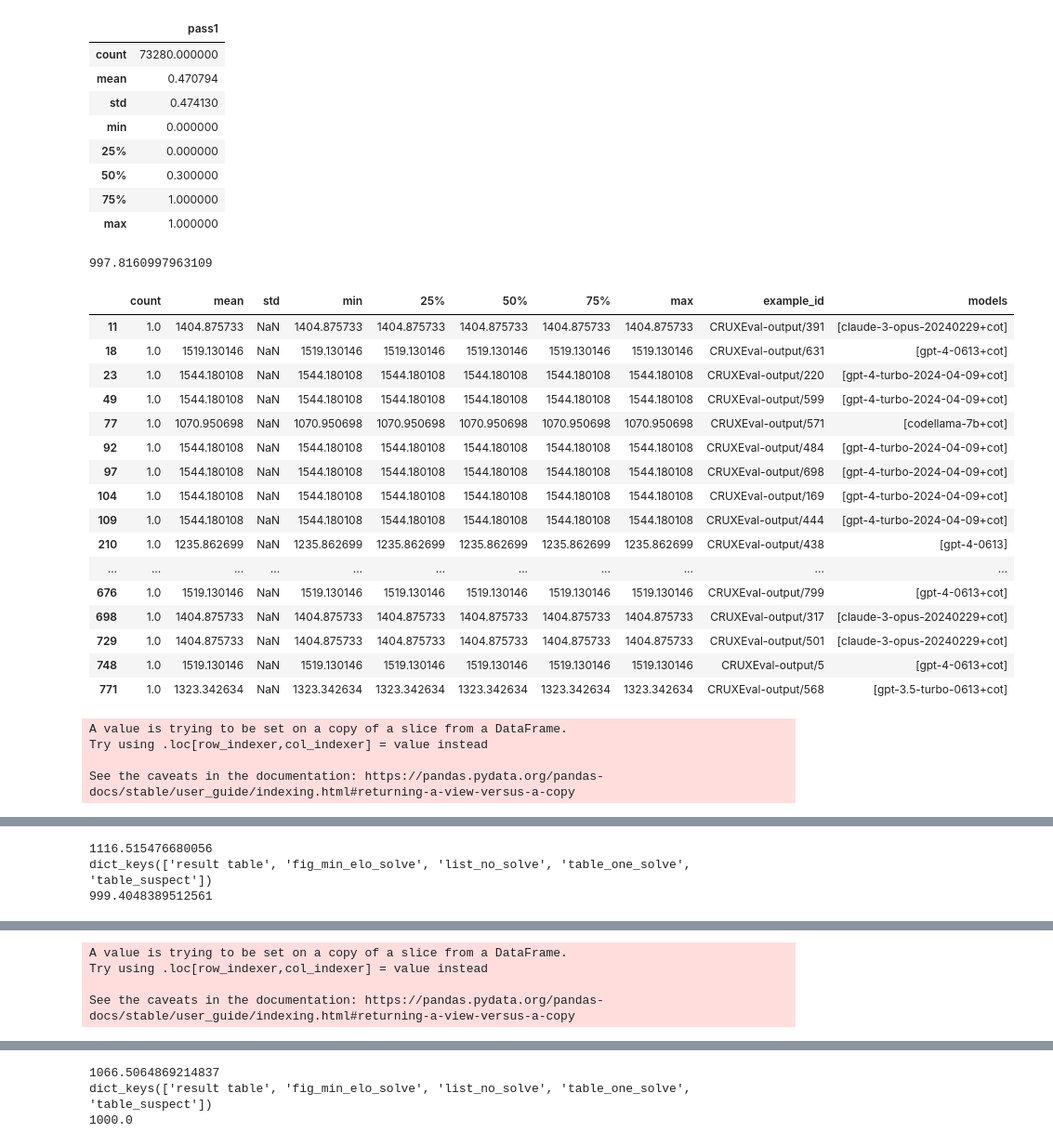
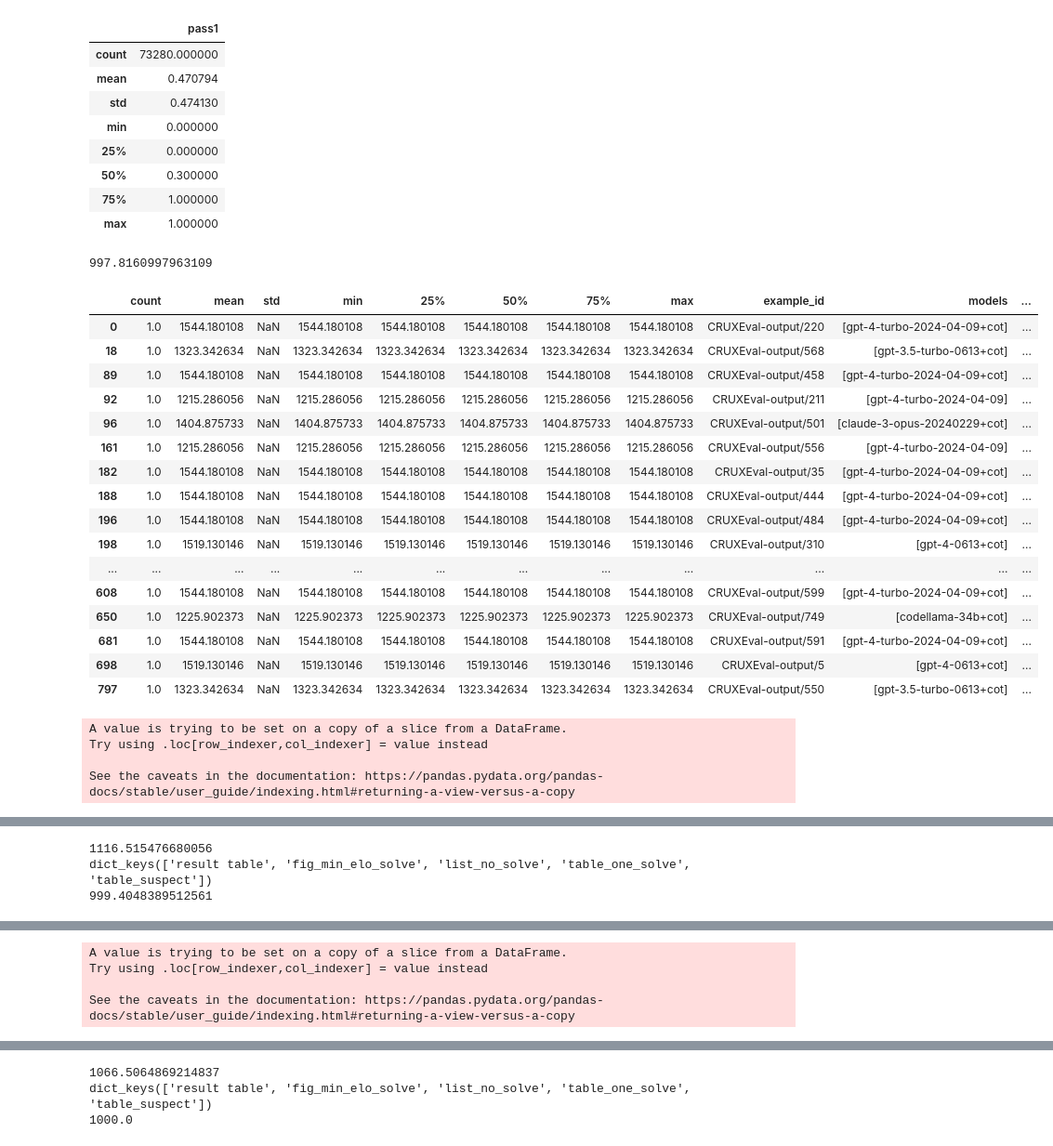
Before and after one commit to crux-eval/eval-arena, a Jupyter notebook: leaderboard.ipynb, the cells around one changed output, grey strips where cells are left out. Shown at 93% size. Drawn from its saved outputs; the diff is of its cells as text; code cells hidden in the pictures.

Commit message:
link examples

```diff
--- a/leaderboard.ipynb
+++ b/leaderboard.ipynb
@@ -10,6 +10,18 @@ import math
 import os
 from report_agg import result_table, pass1_to_battle
 # %%
+def get_anchor(benchmark_id: str, example_id: str):
+    # supporting {'humaneval+', 'CRUXEval-input', 'mbpp+', 'CRUXEval-output'}
+    def get_link():
+        if benchmark_id in ['humaneval', 'humaneval+', 'mbpp', 'mbpp+']:
+            dir, id = example_id.split('/') # expecting HumanEval/93 and Mbpp/622 etc.
+            return f'https://crux-eval.github.io/eval-arena/evalplus/{dir}/{id}.html'
+        elif benchmark_id in ['CRUXEval-input', 'CRUXEval-output']:
+            id = example_id.replace(benchmark_id + '/', '')
+            return f'https://crux-eval.github.io/demo.html?id={int(id) + 1}'
+    return f'<a href="{get_link()}">{example_id}</a>'
+
+
 def gen_example_table(result, all_stats):
     records = []
     ids = set(result['example_id'])
@@ -28,12 +40,11 @@ def gen_example_table(result, all_stats):
         r = model_elos.describe().to_dict()
         r['example_id'] = current_id
         r['models'] = ex[ex['correct'] == 1]['model'].to_numpy()
+        r['acc'] = len(ex[ex['correct'] == 1]) / len(ex)
         records.append(r)
 
     return pd.DataFrame(records)
 # %%
-
-
 
 def get_example_level_results(benchmark_id):
     result = eval_results[eval_results['benchmark_id'] == benchmark_id]
@@ -42,26 +53,29 @@ def get_example_level_results(benchmark_id):
     battles_no_ties = battles[battles["winner"].str.contains("model_")]
     all_stats = result_table(battles_no_ties, result)
     example_table = gen_example_table(result, all_stats)
+    example_table['example_link'] = example_table['example_id'].apply(lambda x: get_anchor(benchmark_id, x))
 
     outputs = {}
-    outputs['result table'] = all_stats.sort_values(by='elo').to_html(float_format='%10.3f')
+    outputs['result table'] = all_stats.sort_values(by='elo', ascending=False).to_html(float_format='%10.3f')
     outputs['fig_min_elo_solve'] = px.histogram(example_table, x='min', marginal='rug', title='min ELO to solve').to_html(full_html=False)
 
+    outputs['table_histogram_accs'] = px.histogram(example_table, x='acc', marginal='rug', title='accuracy on examples').to_html(full_html=False)
+
     no_solve = example_table[example_table['count'] == 0]
-    outputs['list_no_solve'] = no_solve['example_id'].to_numpy()
+    outputs['list_no_solve'] = sorted(no_solve['example_link'].to_list())
     one_solve = example_table[example_table['count'] == 1]
     display(one_solve)
     one_solve['model'] = one_solve['models'].apply(lambda x: x[0])
     one_solve = one_solve.sort_values(by='max', ascending=False)
-    one_solve = one_solve[['example_id', 'model', 'max']]
+    one_solve = one_solve[['example_link', 'model', 'max']]
     display(one_solve)
-
-    outputs['table_one_solve'] = one_solve.to_html()
+    outputs['table_one_solve'] = one_solve.to_html(escape=False)
 
     elo75 = all_stats['elo'].quantile(0.75)
     print(elo75)
     list_suspect = example_table[example_table['max'] < elo75]
-    outputs['table_suspect'] = list_suspect[['example_id', 'models', 'max']].to_html()
+    outputs['table_suspect'] = list_suspect[['example_link', 'models', 'max']].to_html(escape=False)
+
 
     print(outputs.keys())
     return outputs
@@ -73,51 +87,51 @@ for fname in glob.glob(f"data/*.jsonl"):
 
 eval_results = pd.DataFrame(records)
 display(eval_results.describe())
 
 def gen_report(benchmark_id: str):
     outputs = get_example_level_results(benchmark_id)
     from jinja2 import Template
     template_path = r"examplelevel_template.html"
-    output_path = rf"crux-eval.github.io/reports/ex_{benchmark_id}.html"
+    output_path = rf"crux-eval.github.io/eval-arena/ex_{benchmark_id}.html"
     with open(output_path, "w", encoding="utf-8") as output_file:
         with open(template_path) as template_file:
             j2_template = Template(template_file.read())
             output_file.write(j2_template.render({'benchmark_id': benchmark_id, 'outputs': outputs}))
 
 for b in ['CRUXEval-output', 'CRUXEval-input', 'humaneval+', 'mbpp+']:
     gen_report(b)
     # outputs['fig_unique_solves'] = px.histogram(one_solve, x='model').update_xaxes(categoryorder='total descending')
 
 # outputs['fig_max_elo_solve'] = px.histogram(example_table, x='max', marginal='rug', title='max ELO to solve')
 # outputs['fig_median_elo_solve'] = px.histogram(example_table, x='50%', marginal='rug', title='max ELO to solve')
 # %% [output]
 |  | pass1 |
 | count | 73280.000000 |
 | mean | 0.470794 |
 | std | 0.474130 |
 | min | 0.000000 |
 | 25% | 0.000000 |
 | 50% | 0.300000 |
 | 75% | 1.000000 |
 | max | 1.000000 |
 997.8160997963109
-|  | count | mean | std | min | 25% | 50% | 75% | max | example_id | models |
-| 11 | 1.0 | 1404.875733 | NaN | 1404.875733 | 1404.875733 | 1404.875733 | 1404.875733 | 1404.875733 | CRUXEval-output/391 | [claude-3-opus-20240229+cot] |
-| 18 | 1.0 | 1519.130146 | NaN | 1519.130146 | 1519.130146 | 1519.130146 | 1519.130146 | 1519.130146 | CRUXEval-output/631 | [gpt-4-0613+cot] |
-| 23 | 1.0 | 1544.180108 | NaN | 1544.180108 | 1544.180108 | 1544.180108 | 1544.180108 | 1544.180108 | CRUXEval-output/220 | [gpt-4-turbo-2024-04-09+cot] |
-| 49 | 1.0 | 1544.180108 | NaN | 1544.180108 | 1544.180108 | 1544.180108 | 1544.180108 | 1544.180108 | CRUXEval-output/599 | [gpt-4-turbo-2024-04-09+cot] |
-| 77 | 1.0 | 1070.950698 | NaN | 1070.950698 | 1070.950698 | 1070.950698 | 1070.950698 | 1070.950698 | CRUXEval-output/571 | [codellama-7b+cot] |
-| 92 | 1.0 | 1544.180108 | NaN | 1544.180108 | 1544.180108 | 1544.180108 | 1544.180108 | 1544.180108 | CRUXEval-output/484 | [gpt-4-turbo-2024-04-09+cot] |
-| 97 | 1.0 | 1544.180108 | NaN | 1544.180108 | 1544.180108 | 1544.180108 | 1544.180108 | 1544.180108 | CRUXEval-output/698 | [gpt-4-turbo-2024-04-09+cot] |
-| 104 | 1.0 | 1544.180108 | NaN | 1544.180108 | 1544.180108 | 1544.180108 | 1544.180108 | 1544.180108 | CRUXEval-output/169 | [gpt-4-turbo-2024-04-09+cot] |
-| 109 | 1.0 | 1544.180108 | NaN | 1544.180108 | 1544.180108 | 1544.180108 | 1544.180108 | 1544.180108 | CRUXEval-output/444 | [gpt-4-turbo-2024-04-09+cot] |
-| 210 | 1.0 | 1235.862699 | NaN | 1235.862699 | 1235.862699 | 1235.862699 | 1235.862699 | 1235.862699 | CRUXEval-output/438 | [gpt-4-0613] |
-| ... | ... | ... | ... | ... | ... | ... | ... | ... | ... | ... |
-| 676 | 1.0 | 1519.130146 | NaN | 1519.130146 | 1519.130146 | 1519.130146 | 1519.130146 | 1519.130146 | CRUXEval-output/799 | [gpt-4-0613+cot] |
-| 698 | 1.0 | 1404.875733 | NaN | 1404.875733 | 1404.875733 | 1404.875733 | 1404.875733 | 1404.875733 | CRUXEval-output/317 | [claude-3-opus-20240229+cot] |
-| 729 | 1.0 | 1404.875733 | NaN | 1404.875733 | 1404.875733 | 1404.875733 | 1404.875733 | 1404.875733 | CRUXEval-output/501 | [claude-3-opus-20240229+cot] |
-| 748 | 1.0 | 1519.130146 | NaN | 1519.130146 | 1519.130146 | 1519.130146 | 1519.130146 | 1519.130146 | CRUXEval-output/5 | [gpt-4-0613+cot] |
-| 771 | 1.0 | 1323.342634 | NaN | 1323.342634 | 1323.342634 | 1323.342634 | 1323.342634 | 1323.342634 | CRUXEval-output/568 | [gpt-3.5-turbo-0613+cot] |
+|  | count | mean | std | min | 25% | 50% | 75% | max | example_id | models | ... |
+| 0 | 1.0 | 1544.180108 | NaN | 1544.180108 | 1544.180108 | 1544.180108 | 1544.180108 | 1544.180108 | CRUXEval-output/220 | [gpt-4-turbo-2024-04-09+cot] | ... |
+| 18 | 1.0 | 1323.342634 | NaN | 1323.342634 | 1323.342634 | 1323.342634 | 1323.342634 | 1323.342634 | CRUXEval-output/568 | [gpt-3.5-turbo-0613+cot] | ... |
+| 89 | 1.0 | 1544.180108 | NaN | 1544.180108 | 1544.180108 | 1544.180108 | 1544.180108 | 1544.180108 | CRUXEval-output/458 | [gpt-4-turbo-2024-04-09+cot] | ... |
+| 92 | 1.0 | 1215.286056 | NaN | 1215.286056 | 1215.286056 | 1215.286056 | 1215.286056 | 1215.286056 | CRUXEval-output/211 | [gpt-4-turbo-2024-04-09] | ... |
+| 96 | 1.0 | 1404.875733 | NaN | 1404.875733 | 1404.875733 | 1404.875733 | 1404.875733 | 1404.875733 | CRUXEval-output/501 | [claude-3-opus-20240229+cot] | ... |
+| 161 | 1.0 | 1215.286056 | NaN | 1215.286056 | 1215.286056 | 1215.286056 | 1215.286056 | 1215.286056 | CRUXEval-output/556 | [gpt-4-turbo-2024-04-09] | ... |
+| 182 | 1.0 | 1544.180108 | NaN | 1544.180108 | 1544.180108 | 1544.180108 | 1544.180108 | 1544.180108 | CRUXEval-output/35 | [gpt-4-turbo-2024-04-09+cot] | ... |
+| 188 | 1.0 | 1544.180108 | NaN | 1544.180108 | 1544.180108 | 1544.180108 | 1544.180108 | 1544.180108 | CRUXEval-output/444 | [gpt-4-turbo-2024-04-09+cot] | ... |
+| 196 | 1.0 | 1544.180108 | NaN | 1544.180108 | 1544.180108 | 1544.180108 | 1544.180108 | 1544.180108 | CRUXEval-output/484 | [gpt-4-turbo-2024-04-09+cot] | ... |
+| 198 | 1.0 | 1519.130146 | NaN | 1519.130146 | 1519.130146 | 1519.130146 | 1519.130146 | 1519.130146 | CRUXEval-output/310 | [gpt-4-0613+cot] | ... |
+| ... | ... | ... | ... | ... | ... | ... | ... | ... | ... | ... | ... |
+| 608 | 1.0 | 1544.180108 | NaN | 1544.180108 | 1544.180108 | 1544.180108 | 1544.180108 | 1544.180108 | CRUXEval-output/599 | [gpt-4-turbo-2024-04-09+cot] | ... |
+| 650 | 1.0 | 1225.902373 | NaN | 1225.902373 | 1225.902373 | 1225.902373 | 1225.902373 | 1225.902373 | CRUXEval-output/749 | [codellama-34b+cot] | ... |
+| 681 | 1.0 | 1544.180108 | NaN | 1544.180108 | 1544.180108 | 1544.180108 | 1544.180108 | 1544.180108 | CRUXEval-output/591 | [gpt-4-turbo-2024-04-09+cot] | ... |
+| 698 | 1.0 | 1519.130146 | NaN | 1519.130146 | 1519.130146 | 1519.130146 | 1519.130146 | 1519.130146 | CRUXEval-output/5 | [gpt-4-0613+cot] | ... |
+| 797 | 1.0 | 1323.342634 | NaN | 1323.342634 | 1323.342634 | 1323.342634 | 1323.342634 | 1323.342634 | CRUXEval-output/550 | [gpt-3.5-turbo-0613+cot] | ... |
 A value is trying to be set on a copy of a slice from a DataFrame.
 Try using .loc[row_indexer,col_indexer] = value instead
 
```
Also changed, not shown: parts of 2 cells of this notebook, 5 other files.
